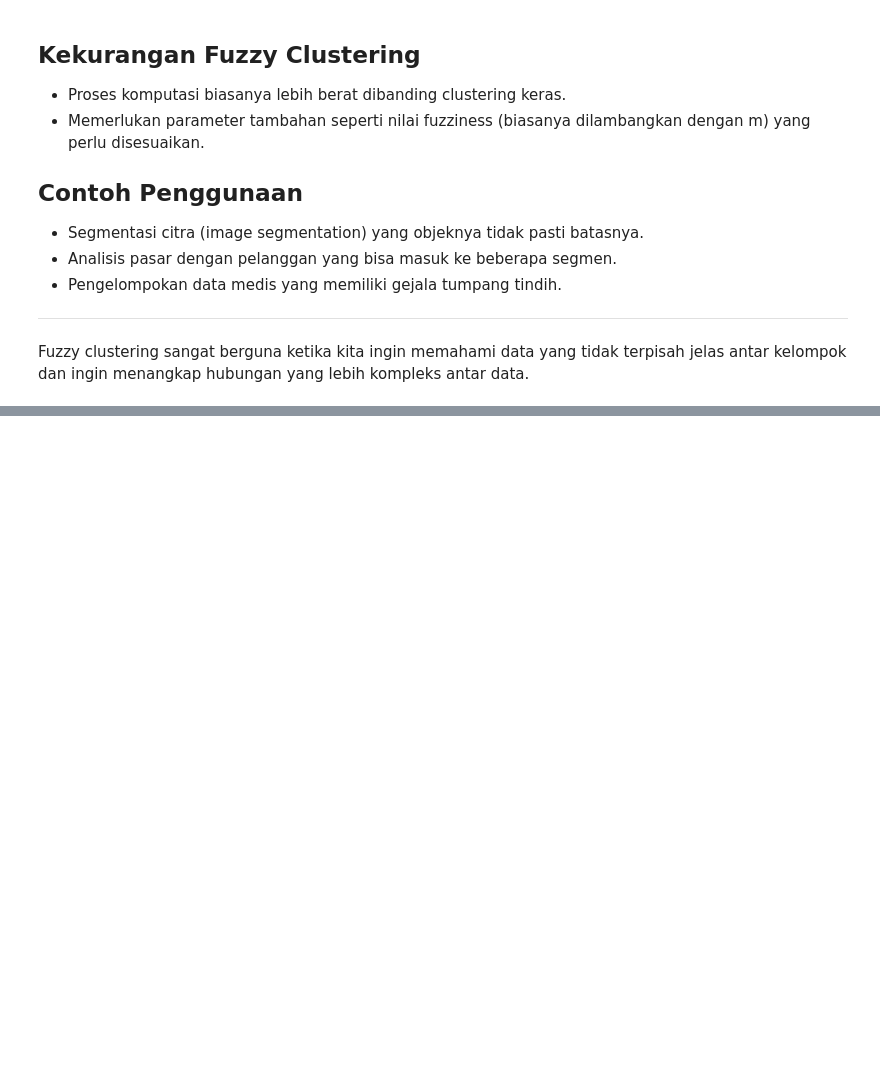
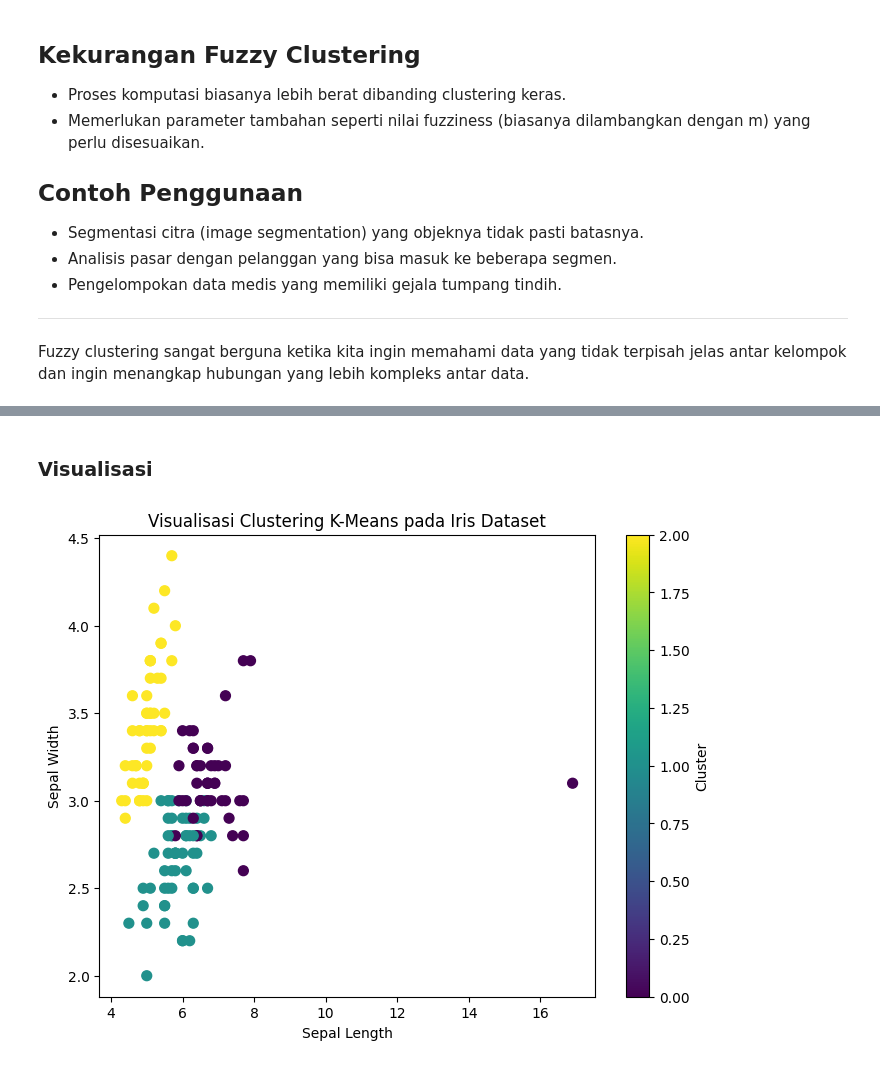
Before and after one commit to Dicky172/pendata, a Jupyter notebook: tugas/k_mean.ipynb, the cells around one changed output, grey strips where cells are left out. Drawn from its saved outputs; the diff is of its cells as text; code cells hidden in the pictures; blank space fills up the shorter version.

```diff
--- a/tugas/k_mean.ipynb
+++ b/tugas/k_mean.ipynb
@@ -239,0 +245,9 @@ ModuleNotFoundError: No module named 'google'
+# %%
+# 1. Bersihkan nama kolom dari spasi atau karakter tak perlu
+df.columns = df.columns.str.strip()
+
+# 2. Hapus kolom Unnamed yang tidak perlu
+df = df.drop(columns=['Unnamed: 4', 'Unnamed: 5'], errors='ignore')
+
+# 3. Coba drop kolom id dan Class
+X = df.drop(columns=['id', 'Class'])
@@ -239,0 +256,5 @@ ModuleNotFoundError: No module named 'google'
+# %%
+from sklearn.preprocessing import StandardScaler
+
+scaler = StandardScaler()
+X_scaled = scaler.fit_transform(X)
@@ -239,0 +263,5 @@ ModuleNotFoundError: No module named 'google'
+# %%
+from sklearn.cluster import KMeans
+
+kmeans = KMeans(n_clusters=3, random_state=42)
+clusters = kmeans.fit_predict(X_scaled)
@@ -239,0 +277,3 @@ ModuleNotFoundError: No module named 'google'
+# %%
+df['cluster'] = clusters
+print(df.head())
@@ -239,0 +294,19 @@ ModuleNotFoundError: No module named 'google'
+# %% [markdown]
+### Visualisasi
+# %%
+import matplotlib.pyplot as plt
+
+# Misal X_scaled sudah jadi hasil scaling dari fitur tanpa id dan class
+# clusters adalah hasil dari kmeans.fit_predict(X_scaled)
+
+# Kita pakai dua fitur asli untuk plot: sepal length dan sepal width
+plt.figure(figsize=(8,6))
+plt.scatter(df['sepal length'], df['sepal width'], c=clusters, cmap='viridis', s=50)
+
+plt.title('Visualisasi Clustering K-Means pada Iris Dataset')
+plt.xlabel('Sepal Length')
+plt.ylabel('Sepal Width')
+plt.colorbar(label='Cluster')
+plt.show()
+# %% [output]
+[figure, added]
```
Also changed, not shown: parts of 20 cells of this notebook.
